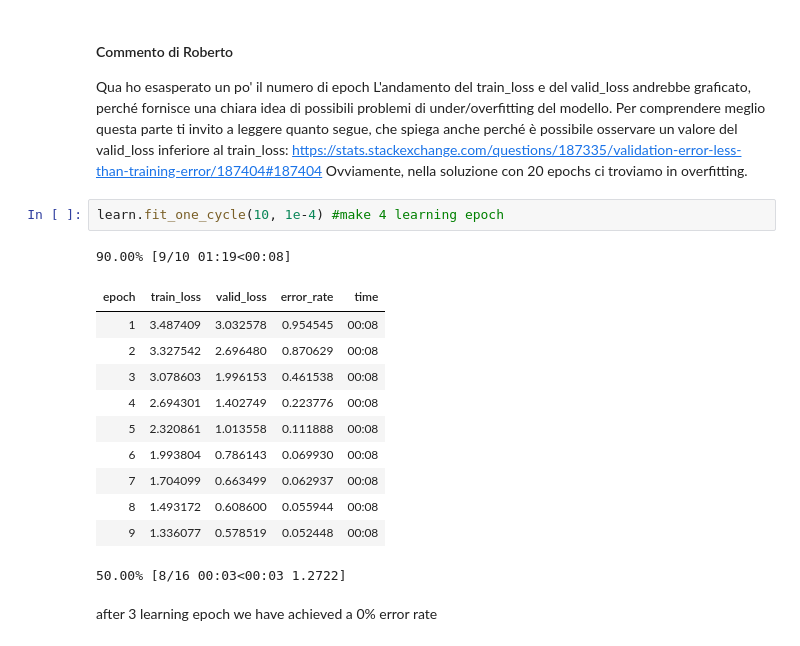
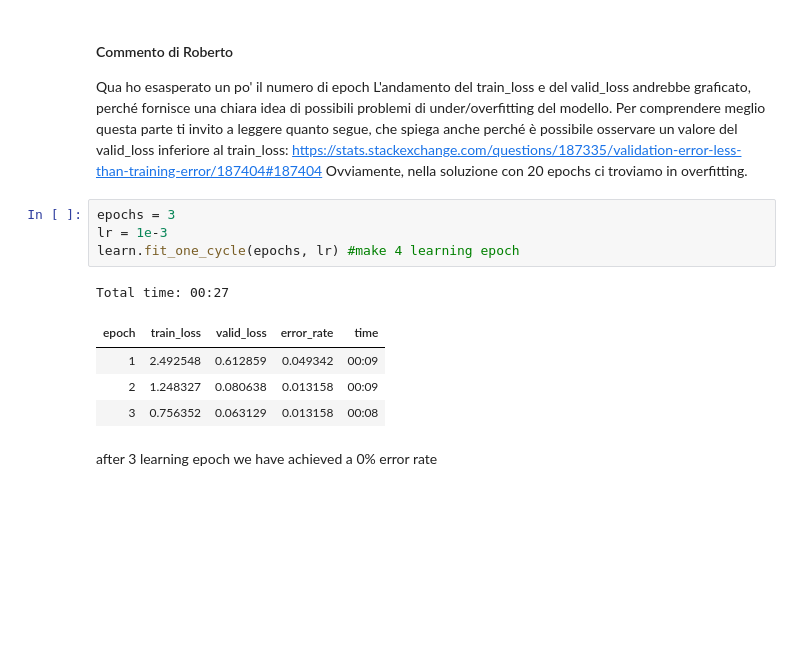
Before and after one commit to mone27/fruit-detection, a Jupyter notebook: Classification.ipynb, the cells around one changed output. Drawn from its saved outputs; the diff is of its cells as text; blank space fills up the shorter version.

```diff
--- a/Classification.ipynb
+++ b/Classification.ipynb
@@ -83,20 +85,15 @@ Per comprendere meglio questa parte ti invito a leggere quanto segue, che spiega
 https://stats.stackexchange.com/questions/187335/validation-error-less-than-training-error/187404#187404
 Ovviamente, nella soluzione con 20 epochs ci troviamo in overfitting.
 # %%
-learn.fit_one_cycle(10, 1e-4) #make 4 learning epoch
+epochs = 3
+lr = 1e-3
+learn.fit_one_cycle(epochs, lr) #make 4 learning epoch
 # %% [output]
-90.00% [9/10 01:19<00:08]
+Total time: 00:27
 | epoch | train_loss | valid_loss | error_rate | time |
-| 1 | 3.487409 | 3.032578 | 0.954545 | 00:08 |
-| 2 | 3.327542 | 2.696480 | 0.870629 | 00:08 |
-| 3 | 3.078603 | 1.996153 | 0.461538 | 00:08 |
-| 4 | 2.694301 | 1.402749 | 0.223776 | 00:08 |
-| 5 | 2.320861 | 1.013558 | 0.111888 | 00:08 |
-| 6 | 1.993804 | 0.786143 | 0.069930 | 00:08 |
-| 7 | 1.704099 | 0.663499 | 0.062937 | 00:08 |
-| 8 | 1.493172 | 0.608600 | 0.055944 | 00:08 |
-| 9 | 1.336077 | 0.578519 | 0.052448 | 00:08 |
+| 1 | 2.492548 | 0.612859 | 0.049342 | 00:09 |
+| 2 | 1.248327 | 0.080638 | 0.013158 | 00:09 |
+| 3 | 0.756352 | 0.063129 | 0.013158 | 00:08 |
-50.00% [8/16 00:03<00:03 1.2722]
 # %% [markdown]
 after 3 learning epoch we have achieved a 0% error rate
 # %%
```
Also changed, not shown: parts of 14 cells of this notebook, 5 other files.
